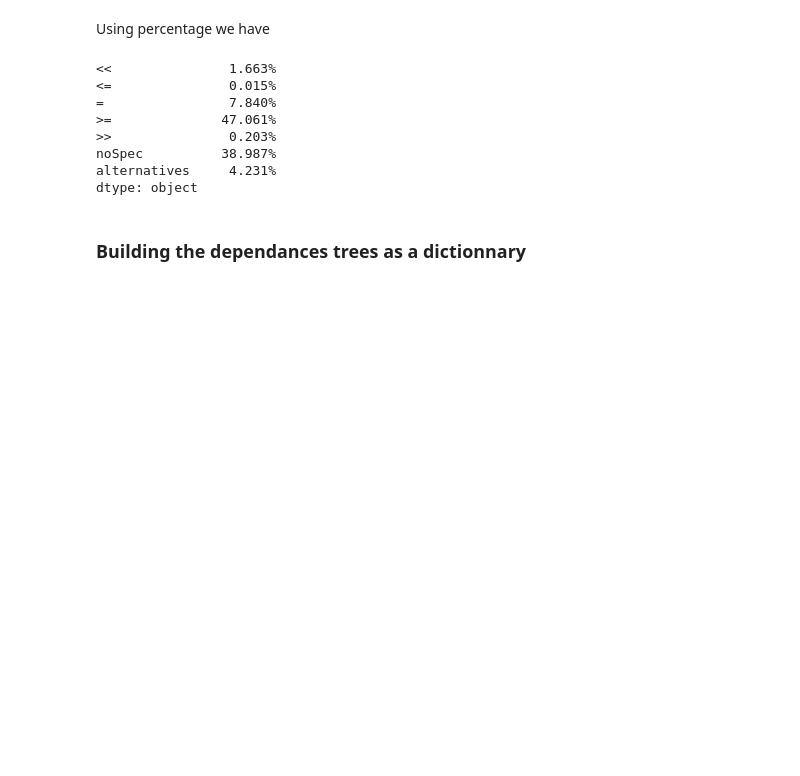
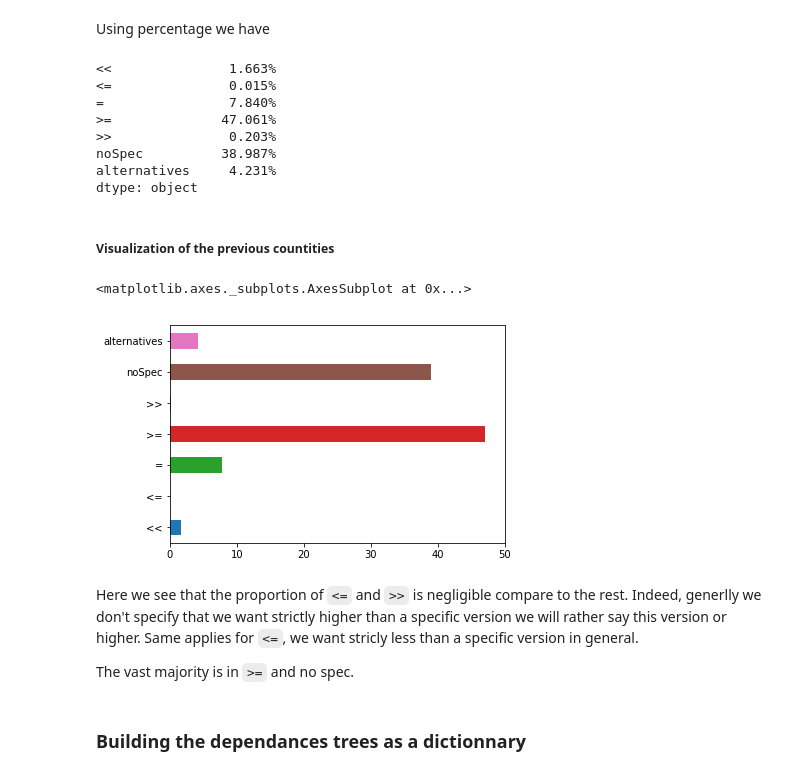
Before and after one commit to alex35469/fingerpatch, a Jupyter notebook: attack/Attack_vizualization.ipynb, the cells around one changed output. Cells and saved outputs as stored; diff of their text form; code cells hidden in the pictures; blank space fills up the shorter version.

```diff
--- a/attack/Attack_vizualization.ipynb
+++ b/attack/Attack_vizualization.ipynb
@@ -618,6 +773,7 @@ dtype: int64
 Using percentage we have
 # %%
 total = ground_truth[["<<", "<=", "=", ">=", ">>", "noSpec", "alternatives"]].sum().sum()
+version_spe = ground_truth[["<<", "<=", "=", ">=", ">>", "noSpec", "alternatives"]].sum().map(lambda x: x/total * 100)
 ground_truth[["<<", "<=", "=", ">=", ">>", "noSpec", "alternatives"]].sum().map(lambda x: "{0:.3f}%".format(x/total * 100))
 # %% [output]
 <<               1.663%
@@ -628,6 +784,17 @@ ground_truth[["<<", "<=", "=", ">=", ">>", "noSpec", "alternatives"]].sum().map(
 noSpec          38.987%
 alternatives     4.231%
 dtype: object
+# %% [markdown]
+##### Visualization of the previous countities
+# %%
+version_spe.plot.barh(x = "percentage", xlim = [0,50])
+# %% [output]
+<matplotlib.axes._subplots.AxesSubplot at 0x...>
+[figure, added]
+# %% [markdown]
+Here we see that the proportion of `<=` and `>>` is negligible compare to the rest. Indeed, generlly we don't specify that we want strictly higher than a specific version we will rather say this version or higher. Same applies for `<=`, we want stricly less than a specific version in general.
+
+The vast majority is in `>=` and no spec.
 # %% [markdown]
 ### Building the dependances trees as a dictionnary
 # %%
```
Also changed, not shown: parts of 37 cells of this notebook.
